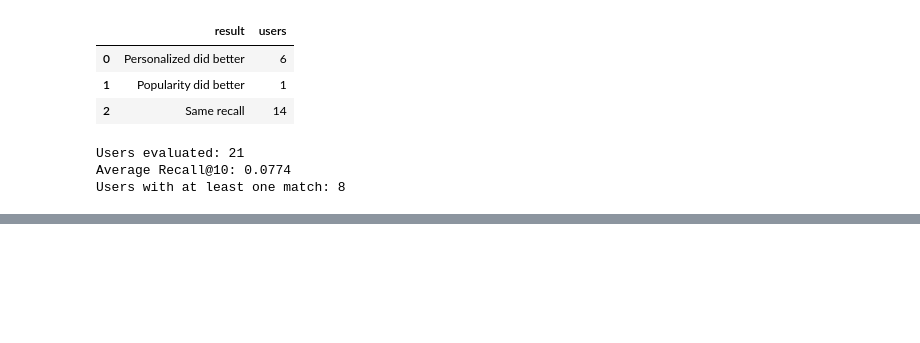
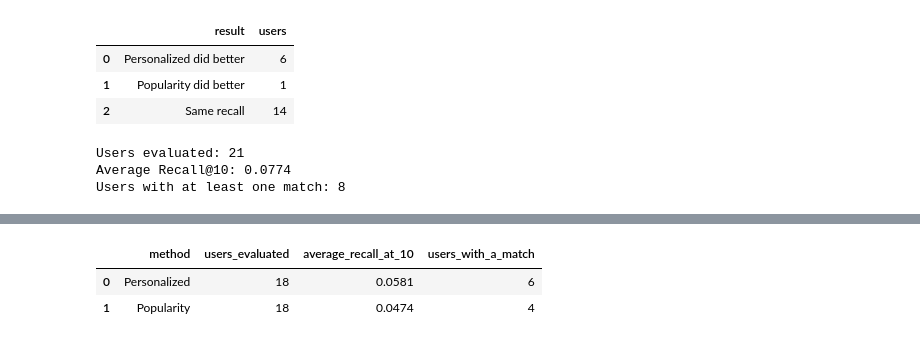
Before and after one commit to AnkitJha06/Movie-recommendation, a Jupyter notebook: movie.ipynb, the cells around one changed output, grey strips where cells are left out. Drawn from its saved outputs; the diff is of its cells as text; code cells hidden in the pictures; blank space fills up the shorter version.

```diff
--- a/movie.ipynb
+++ b/movie.ipynb
@@ -963,3 +963,19 @@ print(
 Users evaluated: 21
 Average Recall@10: 0.0774
 Users with at least one match: 8
+# %%
+warm_test_users = sorted(
+    set(train_ratings["userId"])
+    & set(test_ratings["userId"])
+)
+
+print("test users:", len(warm_test_users))
+
+eligible_test_ratings = test_ratings[
+    test_ratings["movieId"].isin(movie_to_index)
+].copy()
+
+print(
+    "Test ratings for movies in training:",
+    len(eligible_test_ratings)
+)
@@ -965,0 +1079,28 @@ Users with at least one match: 8
+# %%
+final_comparison = test_results.merge(
+    test_popularity_results,
+    on="userId",
+    validate="one_to_one"
+)
+
+final_summary = pd.DataFrame({
+    "method": ["Personalized", "Popularity"],
+    "users_evaluated": [
+        len(final_comparison),
+        len(final_comparison)
+    ],
+    "average_recall_at_10": [
+        final_comparison["recall_at_10"].mean(),
+        final_comparison["popular_recall_at_10"].mean()
+    ],
+    "users_with_a_match": [
+        (final_comparison["matches"] > 0).sum(),
+        (final_comparison["popular_matches"] > 0).sum()
+    ]
+})
+
+display(final_summary.round(4))
+# %% [output]
+|  | method | users_evaluated | average_recall_at_10 | users_with_a_match |
+| 0 | Personalized | 18 | 0.0581 | 6 |
+| 1 | Popularity | 18 | 0.0474 | 4 |
```
Also changed, not shown: parts of 5 cells of this notebook.
